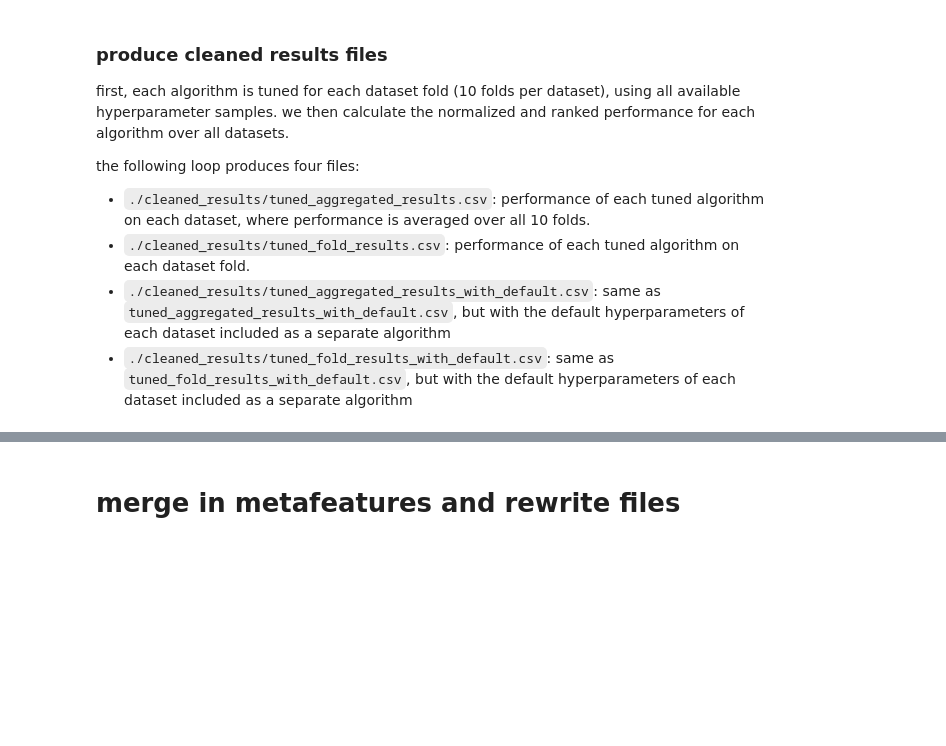
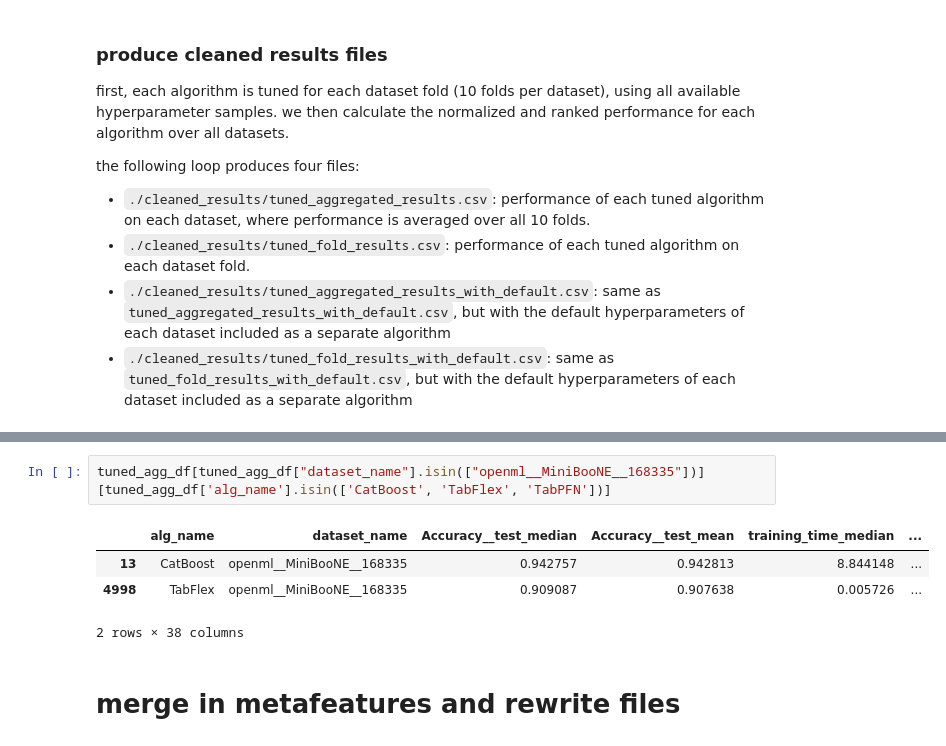
Before and after one commit to yzeng58/tabzilla, a Jupyter notebook: results_viz/1-aggregate-results.ipynb, the cells around one changed output, grey strips where cells are left out. Cells and saved outputs as stored; diff of their text form; blank space fills up the shorter version.

```diff
--- a/results_viz/1-aggregate-results.ipynb
+++ b/results_viz/1-aggregate-results.ipynb
@@ -411,3 +441,10 @@ tuned_agg_df.head()
+# %%
+tuned_agg_df[tuned_agg_df["dataset_name"].isin(["openml__MiniBooNE__168335"])][tuned_agg_df['alg_name'].isin(['CatBoost', 'TabFlex', 'TabPFN'])]
+# %% [output]
+|  | alg_name | dataset_name | Accuracy__test_median | Accuracy__test_mean | training_time_median | ... |
+| 13 | CatBoost | openml__MiniBooNE__168335 | 0.942757 | 0.942813 | 8.844148 | ... |
+| 4998 | TabFlex | openml__MiniBooNE__168335 | 0.909087 | 0.907638 | 0.005726 | ... |
+2 rows × 38 columns
 # %% [markdown]
 # merge in metafeatures and rewrite files
 # %%
```
Also changed, not shown: parts of 9 cells of this notebook, 42 other files.
